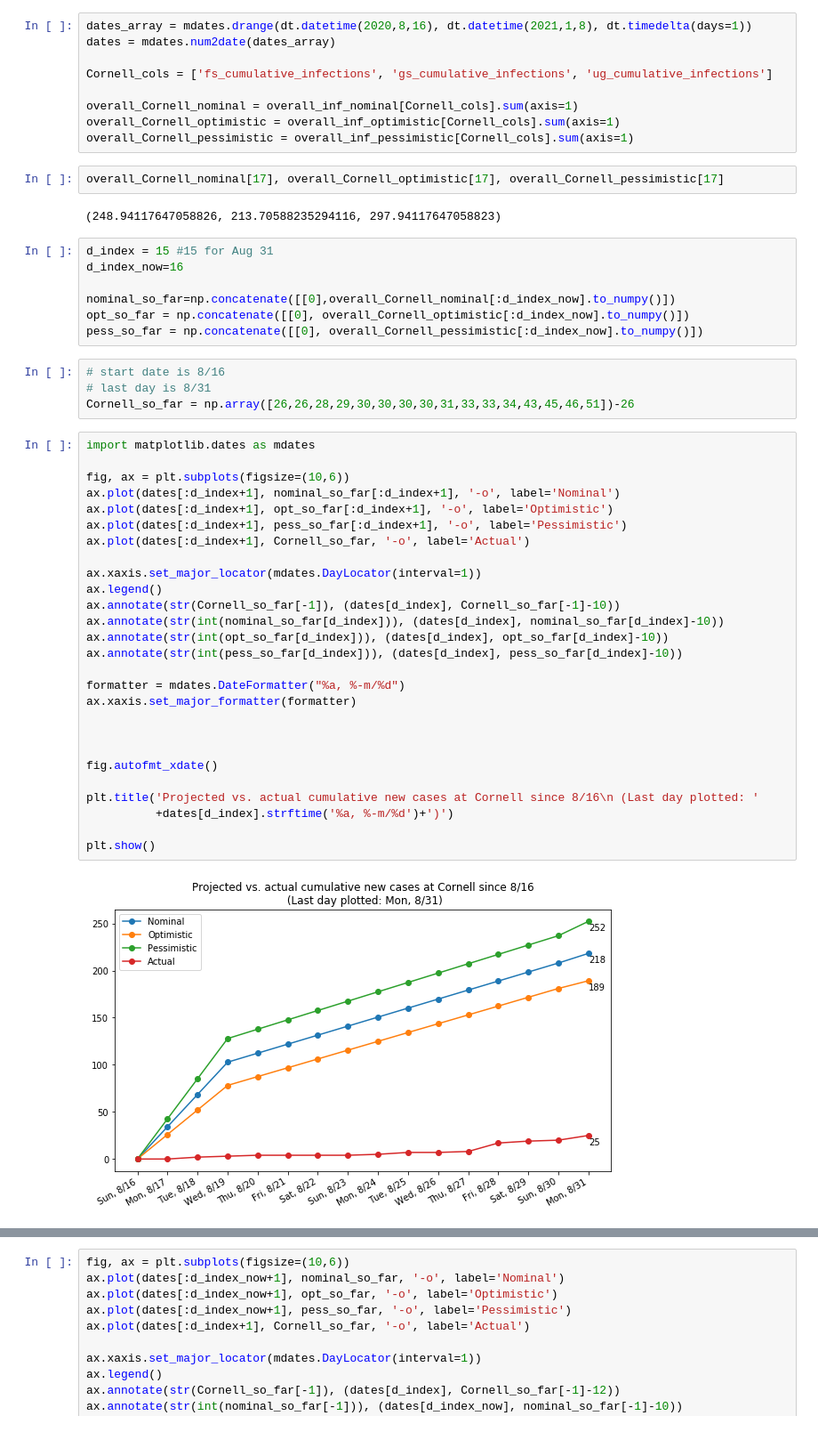
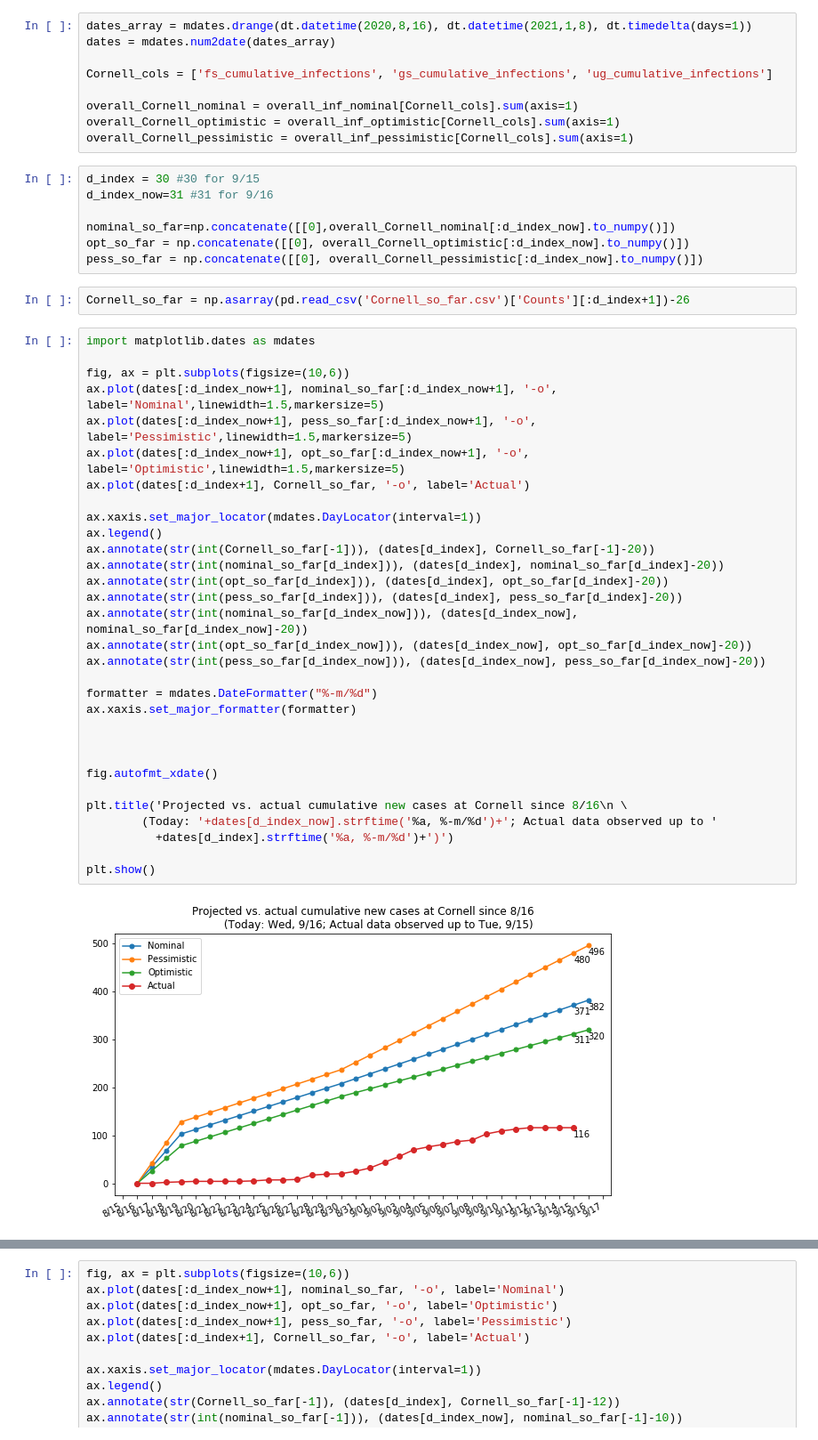
Before and after one commit to peter-i-frazier/group-testing, a Jupyter notebook: notebooks/aug_11_generate_csvs+daily_plots.ipynb, the cells around one changed output, grey strips where cells are left out. Shown at 89% size. Saved outputs shown, nothing was run; the diff lists cells and outputs as text.

Commit message:
Code for generating daily plots

```diff
--- a/notebooks/aug_11_generate_csvs+daily_plots.ipynb
+++ b/notebooks/aug_11_generate_csvs+daily_plots.ipynb
@@ -252,47 +252,45 @@ Cornell_cols = ['fs_cumulative_infections', 'gs_cumulative_infections', 'ug_cumu
 overall_Cornell_nominal = overall_inf_nominal[Cornell_cols].sum(axis=1)
 overall_Cornell_optimistic = overall_inf_optimistic[Cornell_cols].sum(axis=1)
 overall_Cornell_pessimistic = overall_inf_pessimistic[Cornell_cols].sum(axis=1)
-# %%
-overall_Cornell_nominal[17], overall_Cornell_optimistic[17], overall_Cornell_pessimistic[17]
-# %% [output]
-(248.94117647058826, 213.70588235294116, 297.94117647058823)
 # %%
-d_index = 15 #15 for Aug 31
-d_index_now=16
+d_index = 30 #30 for 9/15
+d_index_now=31 #31 for 9/16
 
 nominal_so_far=np.concatenate([[0],overall_Cornell_nominal[:d_index_now].to_numpy()])
 opt_so_far = np.concatenate([[0], overall_Cornell_optimistic[:d_index_now].to_numpy()])
 pess_so_far = np.concatenate([[0], overall_Cornell_pessimistic[:d_index_now].to_numpy()])
-# %%
-# start date is 8/16
-# last day is 8/31
-Cornell_so_far = np.array([26,26,28,29,30,30,30,30,31,33,33,34,43,45,46,51])-26
+# %%
+Cornell_so_far = np.asarray(pd.read_csv('Cornell_so_far.csv')['Counts'][:d_index+1])-26
 # %%
 import matplotlib.dates as mdates
 
 fig, ax = plt.subplots(figsize=(10,6))
-ax.plot(dates[:d_index+1], nominal_so_far[:d_index+1], '-o', label='Nominal')
-ax.plot(dates[:d_index+1], opt_so_far[:d_index+1], '-o', label='Optimistic')
-ax.plot(dates[:d_index+1], pess_so_far[:d_index+1], '-o', label='Pessimistic')
+ax.plot(dates[:d_index_now+1], nominal_so_far[:d_index_now+1], '-o', label='Nominal',linewidth=1.5,markersize=5)
+ax.plot(dates[:d_index_now+1], pess_so_far[:d_index_now+1], '-o', label='Pessimistic',linewidth=1.5,markersize=5)
+ax.plot(dates[:d_index_now+1], opt_so_far[:d_index_now+1], '-o', label='Optimistic',linewidth=1.5,markersize=5)
 ax.plot(dates[:d_index+1], Cornell_so_far, '-o', label='Actual')
 
 ax.xaxis.set_major_locator(mdates.DayLocator(interval=1))
 ax.legend()
-ax.annotate(str(Cornell_so_far[-1]), (dates[d_index], Cornell_so_far[-1]-10))
-ax.annotate(str(int(nominal_so_far[d_index])), (dates[d_index], nominal_so_far[d_index]-10))
-ax.annotate(str(int(opt_so_far[d_index])), (dates[d_index], opt_so_far[d_index]-10))
-ax.annotate(str(int(pess_so_far[d_index])), (dates[d_index], pess_so_far[d_index]-10))
+ax.annotate(str(int(Cornell_so_far[-1])), (dates[d_index], Cornell_so_far[-1]-20))
+ax.annotate(str(int(nominal_so_far[d_index])), (dates[d_index], nominal_so_far[d_index]-20))
+ax.annotate(str(int(opt_so_far[d_index])), (dates[d_index], opt_so_far[d_index]-20))
+ax.annotate(str(int(pess_so_far[d_index])), (dates[d_index], pess_so_far[d_index]-20))
+ax.annotate(str(int(nominal_so_far[d_index_now])), (dates[d_index_now], nominal_so_far[d_index_now]-20))
+ax.annotate(str(int(opt_so_far[d_index_now])), (dates[d_index_now], opt_so_far[d_index_now]-20))
+ax.annotate(str(int(pess_so_far[d_index_now])), (dates[d_index_now], pess_so_far[d_index_now]-20))
 
-formatter = mdates.DateFormatter("%a, %-m/%d")
+formatter = mdates.DateFormatter("%-m/%d")
 ax.xaxis.set_major_formatter(formatter)
 
 
 
 fig.autofmt_xdate()
 
-plt.title('Projected vs. actual cumulative new cases at Cornell since 8/16\n (Last day plotted: '
+plt.title('Projected vs. actual cumulative new cases at Cornell since 8/16\n \
+        (Today: '+dates[d_index_now].strftime('%a, %-m/%d')+'; Actual data observed up to '
           +dates[d_index].strftime('%a, %-m/%d')+')')
 
 plt.show()
 # %% [output]
-[figure, old version]
+[figure, new version]
```
Also changed, not shown: parts of 3 cells of this notebook.
